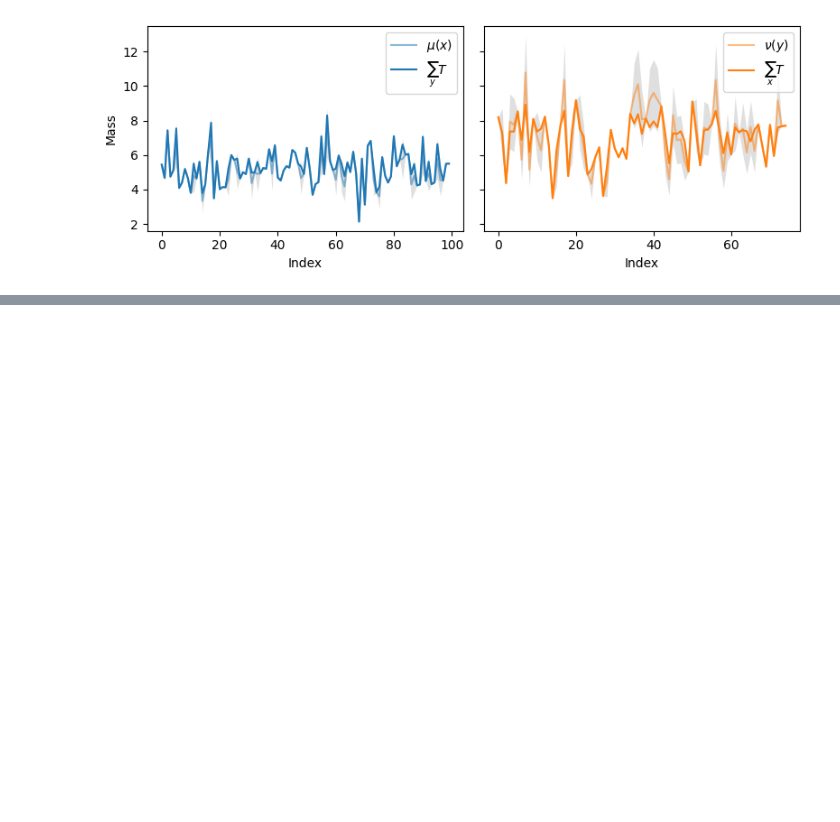
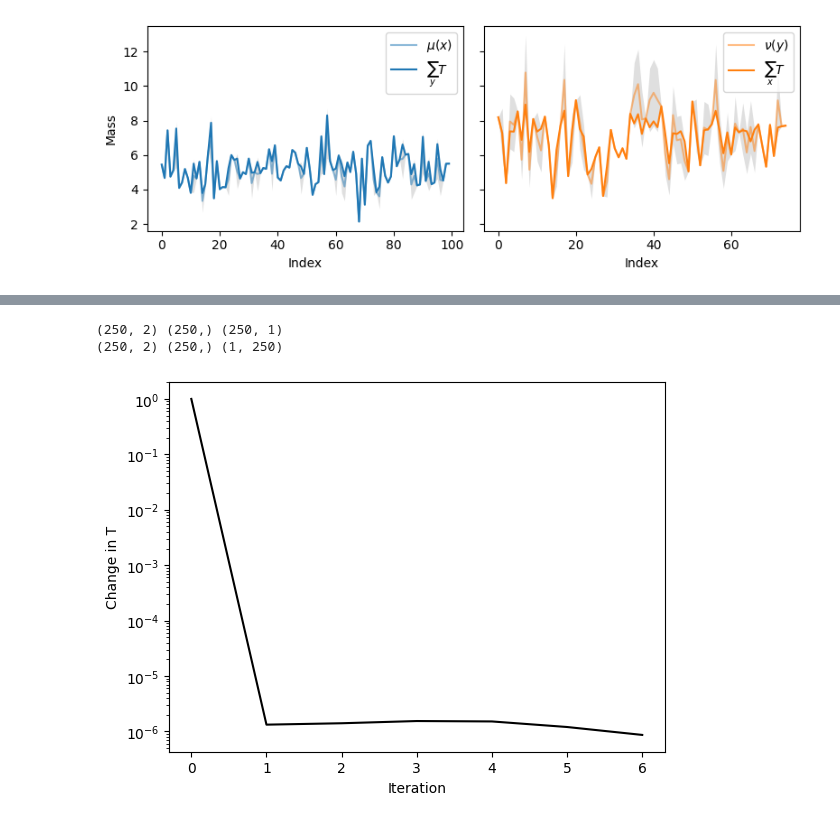
Before and after one commit to Langbridge/constrained-ot, a Jupyter notebook: first-paper/test_solver.ipynb, the cells around one changed output, grey strips where cells are left out. Cells and saved outputs as stored; diff of their text form; code cells hidden in the pictures; blank space fills up the shorter version.

```diff
--- a/first-paper/test_solver.ipynb
+++ b/first-paper/test_solver.ipynb
@@ -142,0 +188,21 @@ fig.tight_layout()
+# %%
+from src.utils.solvers import SoftBregman
+
+rows_to_relax = (y_0 == 2).reshape(-1, 1)
+cols_to_relax = (y_1 == 2).reshape(1, -1)
+
+mu = np.ones(X_0.shape[0]) / n
+nu = np.ones(X_1.shape[0]) / n
+
+def C(x, y):
+    return (np.abs(x - y) ** 2).sum(axis=-1)
+
+print(X_0.shape, mu.shape, rows_to_relax.shape)
+print(X_1.shape, nu.shape, cols_to_relax.shape)
+
+solver = SoftBregman(gamma, gamma_c, gamma_r, rows_to_relax, cols_to_relax)
+T = solver.solve(X_0, X_1, mu, nu, C=C(X_0[:, None], X_1[None, :]), plot=True)
+# %% [output]
+(250, 2) (250,) (250, 1)
+(250, 2) (250,) (1, 250)
+[figure, added]
```
Also changed, not shown: parts of 11 cells of this notebook, 3 other files.
